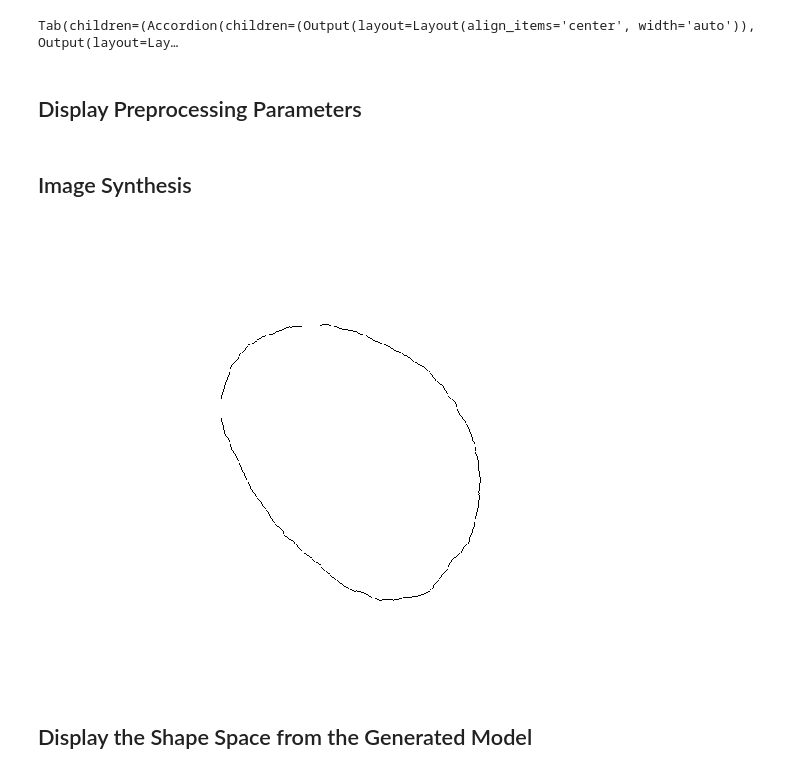
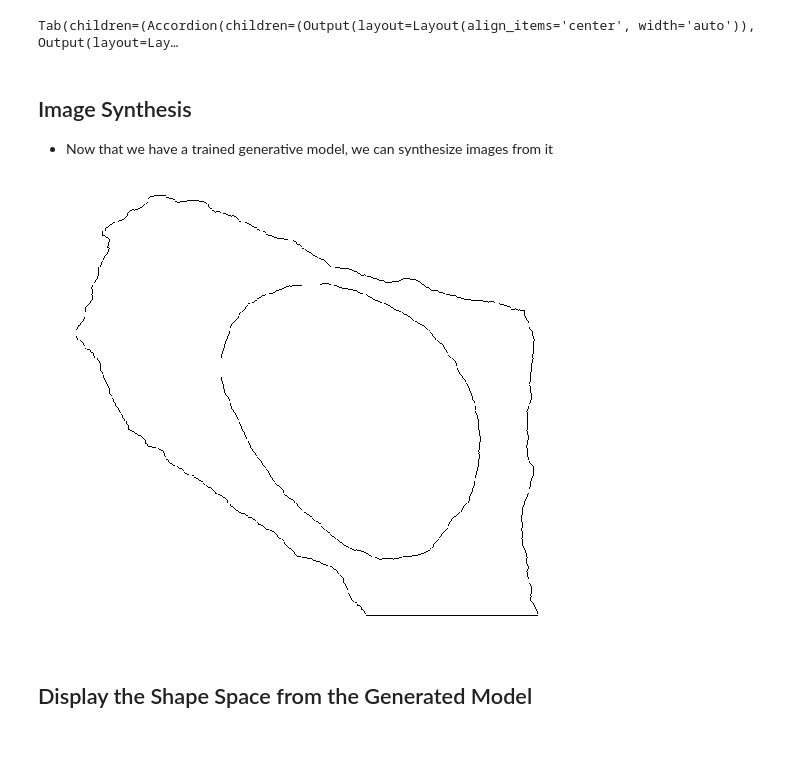
Before and after one commit to murphygroup/docker-cellorganizer-jupyter-notebook, a Jupyter notebook: notebooks/PCA_Workflow_copy.ipynb, the cells around one changed output. Drawn from its saved outputs; the diff is of its cells as text; code cells hidden in the pictures; blank space fills up the shorter version.

```diff
--- a/notebooks/PCA_Workflow_copy.ipynb
+++ b/notebooks/PCA_Workflow_copy.ipynb
@@ -123,5 +134,3 @@ for i in range(len(param_iter.keys())):
 display(tab)
 # %% [output]
 Tab(children=(Accordion(children=(Output(layout=Layout(align_items='center', width='auto')), Output(layout=Lay…
-# %% [markdown]
-## Display Preprocessing Parameters
@@ -130,46 +137,50 @@ param = __mat2python('param/param1/seg.mat')
-# %% [markdown]
-## Image Synthesis
+# %% [markdown]
+## Image Synthesis
+* Now that we have a trained generative model, we can synthesize images from it
 # %%
 from cellorganizer.tools import slml2img, imshow
+from skimage import io, util
 import matplotlib.pyplot as plt
-def jupyter_imshow(imgpath):
+def display_cell(imgpath):
+    im = io.imread('img/cell1/cell1.tif')
+    img = im[0] + im[1]
     dpi  = 80
-    img = plt.imread(imgpath)
     try:
-        height, width, depth = img.shape
+        depth, height, width = img.shape
     except:
         height, width = img.shape
 
     # What size does the figure need to be in inches to fit the image?
     figsize = (width / float(dpi)), (height / float(dpi))
     fig = plt.figure(figsize=figsize)
     ax = fig.add_axes([0, 0, 1, 1])
     # Hide spines, ticks, etc.
     ax.axis('off')
     ax.imshow(img, cmap=plt.cm.binary)
     plt.show()
 
 ## Options block
 options = {}
 options['numberOfSynthesizedImages'] = 1
 options['targetDirectory'] = 'pwd'
 options['compression '] = 'lzw'
 options['model.pca.pca_synthesis_method'] = 'reconstruction'
 options['model.pca.imageSize'] = [1024, 1024]
 options['prefix'] = 'img'
 options['debug'] = False
 options['verbose'] = True
 options['display'] = False
 options['model.name'] = 'PCA_Synth_Im'
 
 
+
 ## Synthesize image and display it
 slml2img({model_name}, options)
+
 if (os.path.exists('img/cell1/cell1.tif')):
-    jupyter_imshow('img/cell1/cell1.tif')
-#     display(Markdown("## <center> Synthesis Done! Go look at your image </center>"))
+    display_cell('img/cell1/cell1.tif')
 # %% [output]
-[figure, old version]
+[figure, new version]
 # %% [markdown]
 ## Display the Shape Space from the Generated Model
 # %%
```
Also changed, not shown: parts of 4 cells of this notebook.
